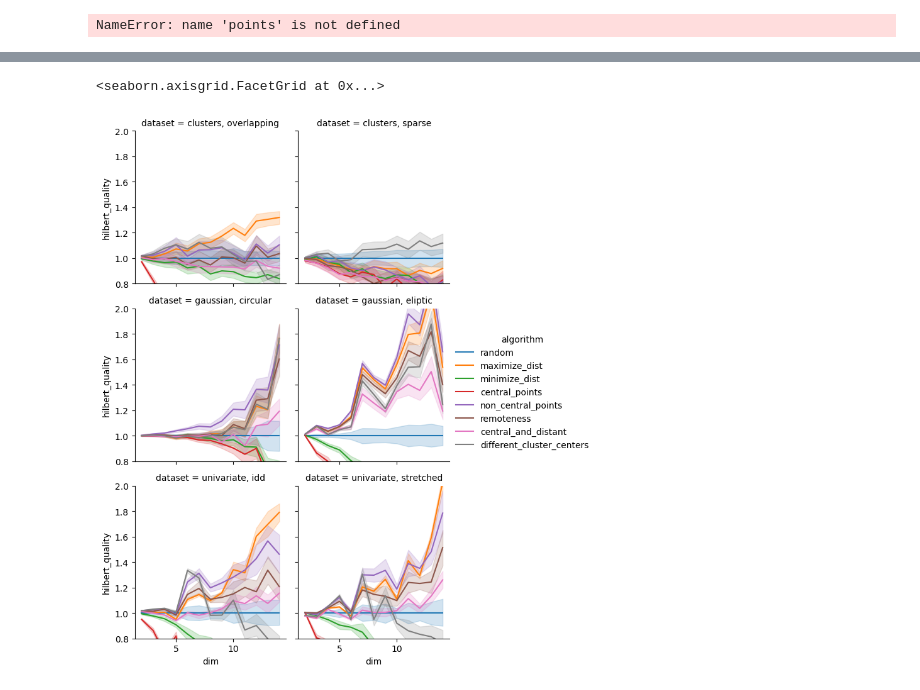
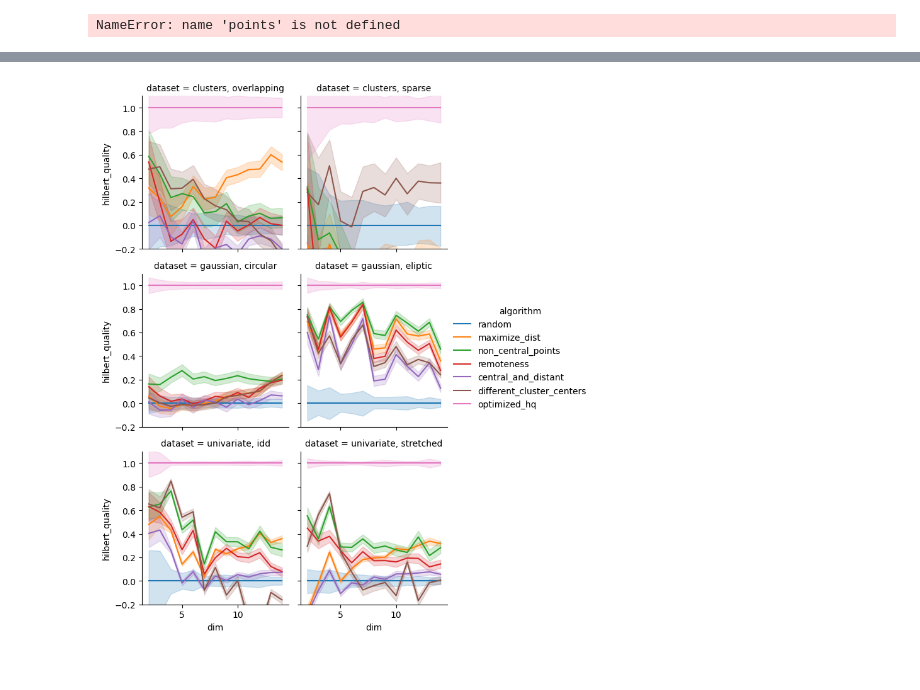
Before and after one commit to DimensionalScoop/metric_spaces, a Jupyter notebook: maths/tetrahedron/what_makes_a_good_pivot.ipynb, the cells around one changed output, grey strips where cells are left out. Drawn from its saved outputs; the diff is of its cells as text; code cells hidden in the pictures.

Commit message:
long run, graph wrangeling

```diff
--- a/maths/tetrahedron/what_makes_a_good_pivot.ipynb
+++ b/maths/tetrahedron/what_makes_a_good_pivot.ipynb
@@ -243,7 +266,7 @@ def aggregate_runs(results):
     return rv
 # %%
 dims = range(2,15)
-sampels = range(100)
+sampels = range(200)
 
 def run(run_id):
     r = compare_projections(generators, algs, dims, seed=run_id)
@@ -251,5 +274,5 @@ def run(run_id):
     return r
 
 jobs = [delayed(run)(run_id) for run_id in sampels]
-results = pd.concat(Parallel(n_jobs=20, verbose=11)(jobs))
+results = pd.concat(Parallel(n_jobs=22, verbose=11)(jobs))
 # %% [output]
@@ -291,18 +317,46 @@ results
 # %%
 def _normalize(df):
-    df = df[df.note != "failed"]
+    df = df[df.note != "failed"].copy()
     random = df.query("algorithm == 'random'")
-    df.hilbert_quality /= random.hilbert_quality.mean()
+
+    df.hilbert_quality -= random.hilbert_quality.mean()
+    best = df.query("algorithm == 'optimized_hq'")
+    df.hilbert_quality /= best.hilbert_quality.mean()
     df.mean_candidate_set_size /= random.mean_candidate_set_size.mean()
     return df
-normalized_res = results.groupby(["dataset","dim"]).apply(_normalize)
+
+drop_ratio = 0.25
+def _drop_worst(group:pd.DataFrame):
+    thresh = group[measure].quantile(drop_ratio)
+    return group[group[measure] > thresh]
+
+normalized_res = results.groupby(["dim","dataset", "algorithm"]).apply(_drop_worst, include_groups=False)
+normalized_res = normalized_res.reset_index()#.drop(columns="level_2")
+assert np.allclose(1-len(normalized_res)/len(results), drop_ratio,atol=0.05)
+
+normalized_res = results.groupby(["dataset","dim"]).apply(_normalize, include_groups=False)
+normalized_res = normalized_res.reset_index().drop(columns="level_2")
+# %%
+measure = "hilbert_quality"
+def _discard_if_worse_than_random(group):
+    group = group.reset_index(drop=True)
+    mean = group.groupby("algorithm")[measure].mean()
+    std =  group.groupby("algorithm")[measure].std()
+    thresh = mean["random"] - std["random"]
+    discard = mean.index[mean < thresh]
+    return group[~group.algorithm.isin(discard)]
+
+# drop stuff worse than random
+normalized_res = normalized_res.groupby(["dim","dataset"]).apply(_discard_if_worse_than_random, include_groups=False)#.reset_index(drop=False)
+normalized_res = normalized_res.reset_index().drop(columns="level_2")
 # %%
-g = sns.FacetGrid(normalized_res, col="dataset", hue="algorithm", col_wrap=2)
-g.map(sns.lineplot, "dim", "hilbert_quality").set(ylim=(0.8,2))
+g = sns.FacetGrid(normalized_res, col="dataset", hue="algorithm", col_wrap=2,
+                 )
+g.map(sns.lineplot, "dim", "hilbert_quality",errorbar="ci").set(ylim=(-0.2,1.1))
 g.add_legend()
+g.savefig("fig/hilbert_quality_200.svg")
 # %% [output]
-<seaborn.axisgrid.FacetGrid at 0x...>
-[figure, old version]
+[figure, new version]
 # %%
 g = sns.FacetGrid(normalized_res, col="dataset", hue="algorithm", col_wrap=2)
 g.map(sns.lineplot, "dim", "mean_candidate_set_size")
```
Also changed, not shown: parts of 12 cells of this notebook, 3 other files.
